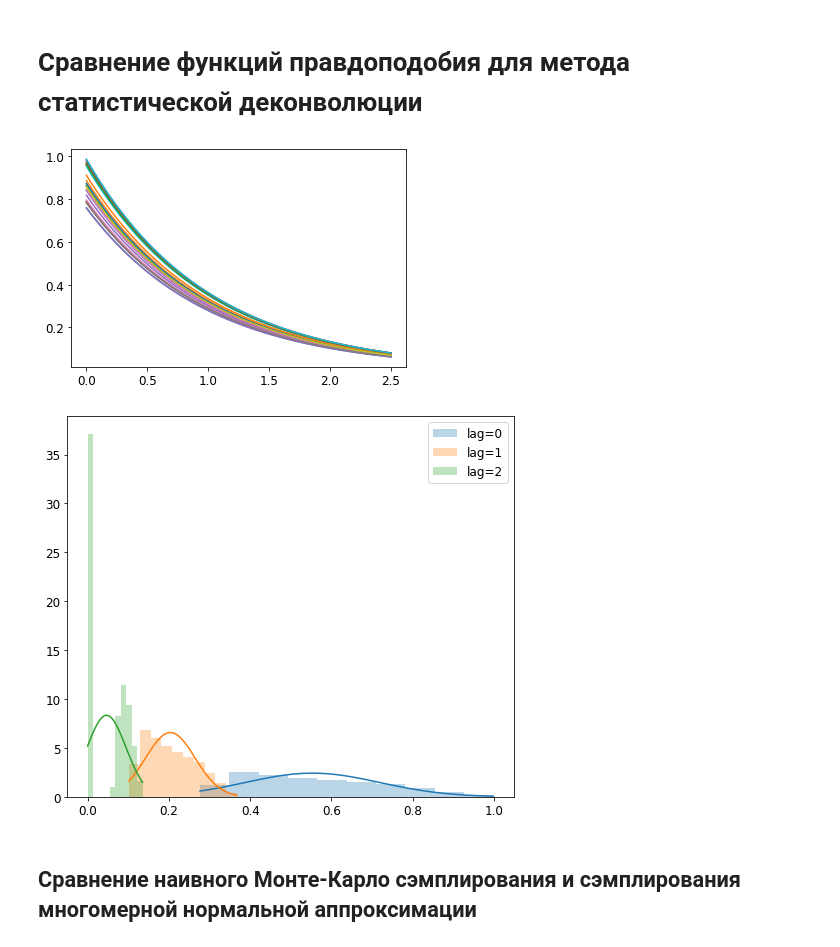
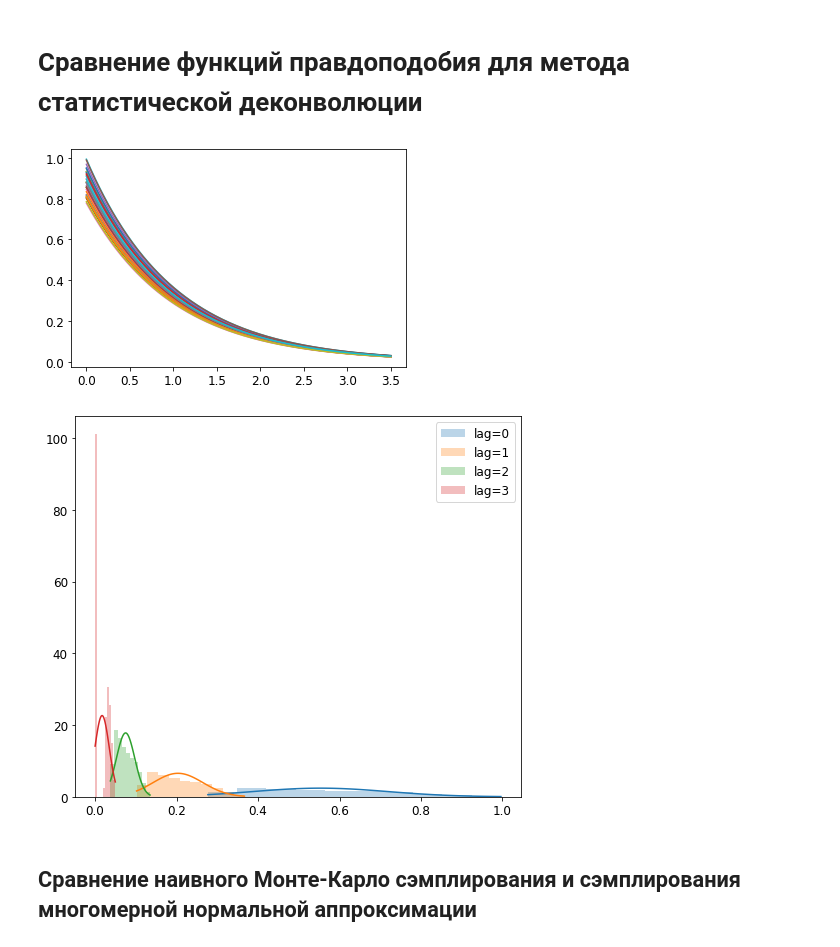
Before and after one commit to nj-vs-vh/master-thesis, a Jupyter notebook: notebooks/likelihoods_comparison.ipynb, the cells around one changed output. Saved outputs shown, nothing was run; the diff lists cells and outputs as text; code cells hidden in the pictures.

```diff
--- a/notebooks/likelihoods_comparison.ipynb
+++ b/notebooks/likelihoods_comparison.ipynb
@@ -13,18 +13,18 @@ relmod = reloader(randomized_ir, utils, plots)
 # %%
 from random import random
 
-L_true = 2.5
+L_true = 3.5
 ir_x = np.linspace(0, L_true, int(L_true * 100))
 ir_y = np.exp(- ir_x)
 rir = randomized_ir.RandomizedIr(ir_x, ir_y, factor=lambda: 0.75 + random() * 0.25)
 rir.plot_realizations(30)
 
 L = rir.L
-N = 15
+N = 10
 rireff = randomized_ir.RandomizedIrEffect(rir, N, samplesize=10 ** 5)
 rireff.plot_samples()
 # %% [output]
-[figure, old version]
+[figure, new version]
-[figure, old version]
+[figure, new version]
 # %% [markdown]
 ## Сравнение наивного Монте-Карло сэмплирования и сэмплирования многомерной нормальной аппроксимации
```
Also changed, not shown: parts of 12 cells of this notebook, 3 other files.
